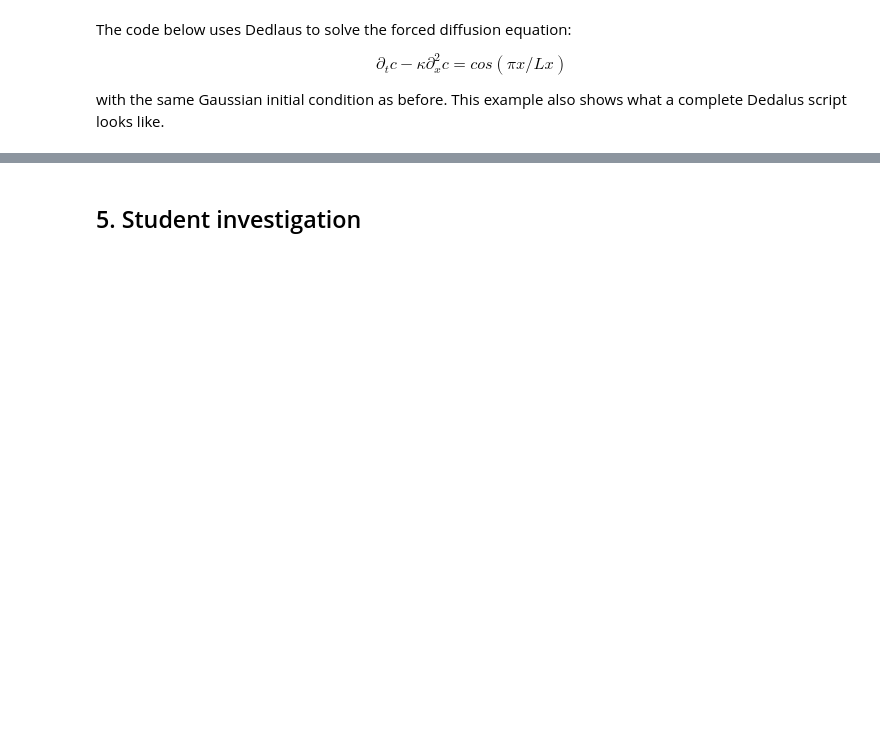
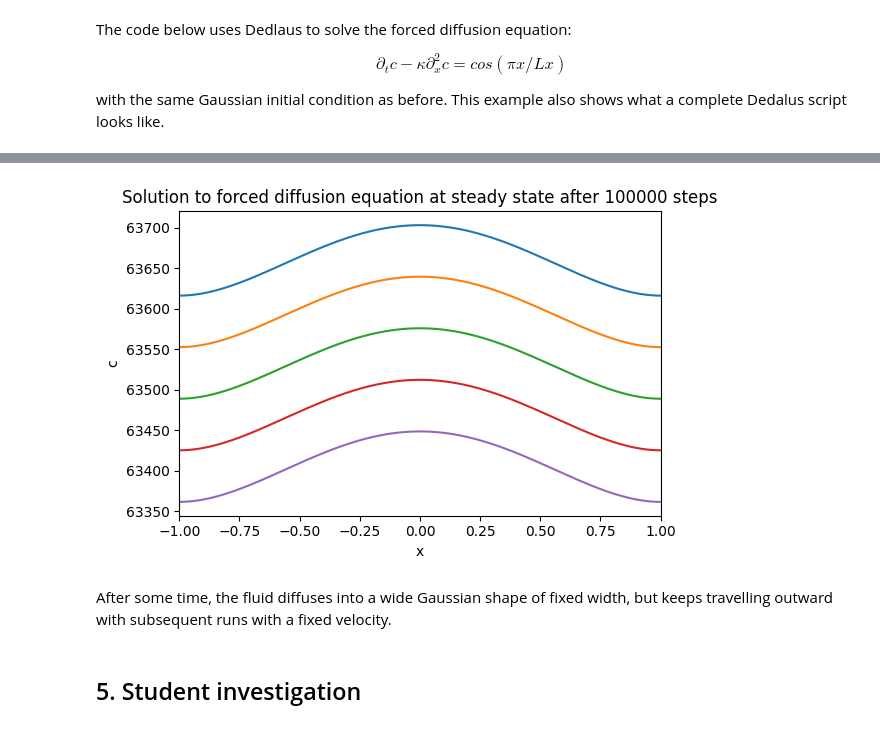
Before and after one commit to PolinaSevastyanova1/QCES, a Jupyter notebook: Project1_dedalus.ipynb, the cells around one changed output, grey strips where cells are left out. Cells and saved outputs as stored; diff of their text form; code cells hidden in the pictures; blank space fills up the shorter version.

```diff
--- a/Project1_dedalus.ipynb
+++ b/Project1_dedalus.ipynb
@@ -230,7 +237,7 @@ solver = problem.build_solver(timestepper)
 # %% [markdown]
 Next, we need to specify a condition for the simulation to end. This can be a set number of iterations (set using `solver.stop_iteration`), a stopping time in simulation time units (set using `solver.stop_sim_time`, or a maximum wall clock time in seconds (set using `solver.stop_wall_time`).
 # %%
-solver.stop_sim_time = 10 # Stop at 10 simulation time units
+solver.stop_sim_time = 30 # Stop at 10 simulation time units
 # %% [markdown]
 IVPs are iterated using the `solver.step` method with a provided timestep.
 The logic controlling the main-loop of a Dedalus IVP simulation occurs explicitly in the simulation script.
@@ -320,7 +332,7 @@ problem.add_equation("dt(c) - kappa * dx(dx(c)) = f_x"); # Write out the equatio
 timestepper = dedalus.CNAB1
 solver = problem.build_solver(timestepper)
 
-solver.stop_sim_time = 10 # Stop at 10 simulation time units
+solver.stop_sim_time = 100000 # Stop at 10 clock time units
 
 # Main loop
 timestep = 0.1
@@ -333,13 +345,3 @@ while solver.proceed:
     c.change_scales(1)
     c_save.append(np.copy(c['g']))
     t_save.append(solver.sim_time)
-
-# Plot
-plt.figure(figsize=(6, 4))
-plt.pcolormesh(x.ravel(), np.array(t_save), np.array(c_save), cmap='RdBu_r', shading='gouraud', rasterized=True)#, clim=(-1, 1))
-plt.xlim(x_start, x_end)
-plt.ylim(0, solver.stop_sim_time)
-plt.xlabel('x')
-plt.ylabel('t')
-plt.title('Forced diffusion equation')
-plt.tight_layout()
@@ -346,3 +385,21 @@ plt.tight_layout()
+# %%
+#Plot final run
+plt.figure(figsize=(6, 4))
+plt.plot(x, c_save[-1])
+plt.plot(x, c_save[-1000])
+plt.plot(x, c_save[-2000])
+plt.plot(x, c_save[-3000])
+plt.plot(x, c_save[-4000])
+plt.xlim(x_start, x_end)
+#plt.ylim()
+plt.xlabel('x')
+plt.ylabel('c')
+plt.title('Solution to forced diffusion equation at steady state after '+ str(solver.stop_sim_time) +' steps, and runs of 1000 steps before the final state')
+plt.tight_layout()
+# %% [output]
+[figure, added]
+# %% [markdown]
+After some time, the fluid diffuses into a wide Gaussian shape of fixed width, but keeps travelling outward with subsequent runs with a fixed velocity.
 # %% [markdown]
 ## 5. Student investigation
 <a id='student_investigation'></a>
```
Also changed, not shown: parts of 8 cells of this notebook.
